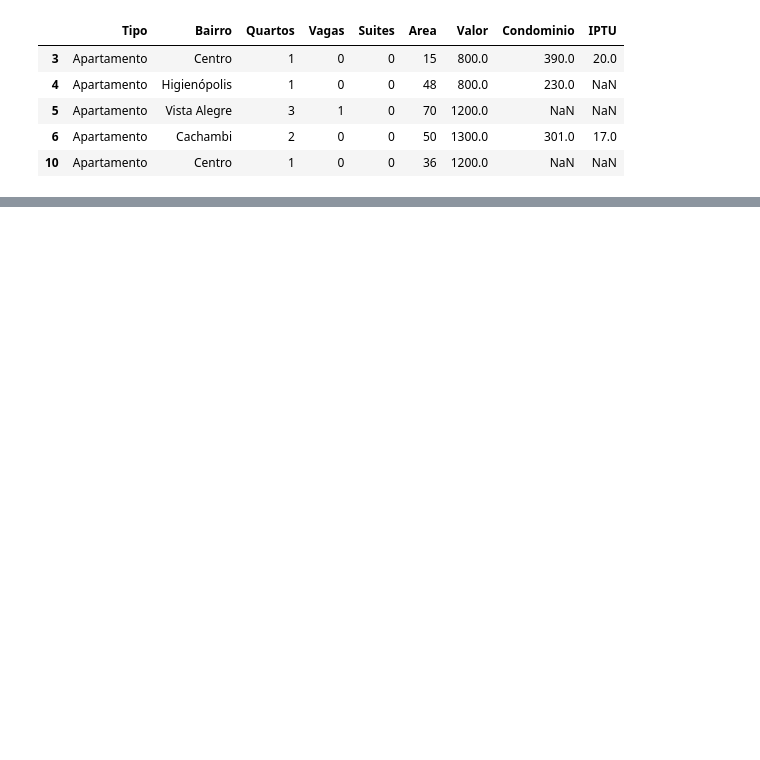
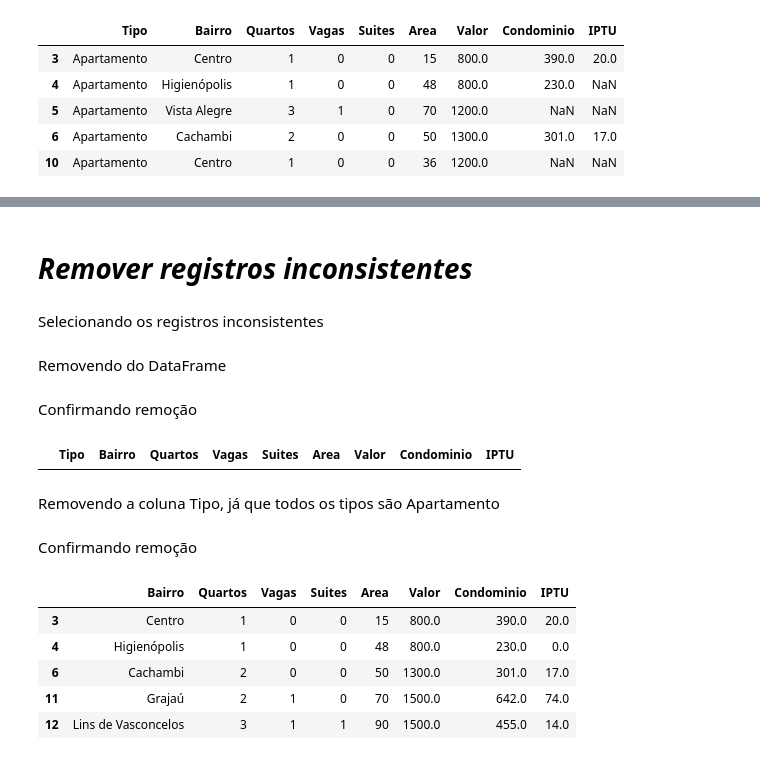
Before and after one commit to carlosclaudinolima/aulaspython, a Jupyter notebook: Projeto_imobiliaria_Pandas.ipynb, the cells around one changed output, grey strips where cells are left out. Saved outputs shown, nothing was run; the diff lists cells and outputs as text; code cells hidden in the pictures; blank space fills up the shorter version.

```diff
--- a/Projeto_imobiliaria_Pandas.ipynb
+++ b/Projeto_imobiliaria_Pandas.ipynb
@@ -221,0 +246,2 @@ df.head()
+# %%
+df = df.fillna(0)
@@ -221,0 +264,31 @@ df.head()
+# %% [markdown]
+# *Remover registros inconsistentes*
+# %% [markdown]
+Selecionando os registros inconsistentes
+# %%
+registros_a_remover = df.query('Condominio == 0 or Valor == 0').index
+# %% [markdown]
+Removendo do DataFrame
+# %%
+df.drop(registros_a_remover, axis=0, inplace=True)
+# %% [markdown]
+Confirmando remoção
+# %%
+df.query('Condominio == 0 or Valor == 0')
+# %% [output]
+|  | Tipo | Bairro | Quartos | Vagas | Suites | Area | Valor | Condominio | IPTU |
+# %% [markdown]
+Removendo a coluna Tipo, já que todos os tipos são Apartamento
+# %%
+df.drop('Tipo', axis=1, inplace=True)
+# %% [markdown]
+Confirmando remoção
+# %%
+df.head()
+# %% [output]
+|  | Bairro | Quartos | Vagas | Suites | Area | Valor | Condominio | IPTU |
+| 3 | Centro | 1 | 0 | 0 | 15 | 800.0 | 390.0 | 20.0 |
+| 4 | Higienópolis | 1 | 0 | 0 | 48 | 800.0 | 230.0 | 0.0 |
+| 6 | Cachambi | 2 | 0 | 0 | 50 | 1300.0 | 301.0 | 17.0 |
+| 11 | Grajaú | 2 | 1 | 0 | 70 | 1500.0 | 642.0 | 74.0 |
+| 12 | Lins de Vasconcelos | 3 | 1 | 1 | 90 | 1500.0 | 455.0 | 14.0 |
```
Also changed, not shown: parts of 8 cells of this notebook.
